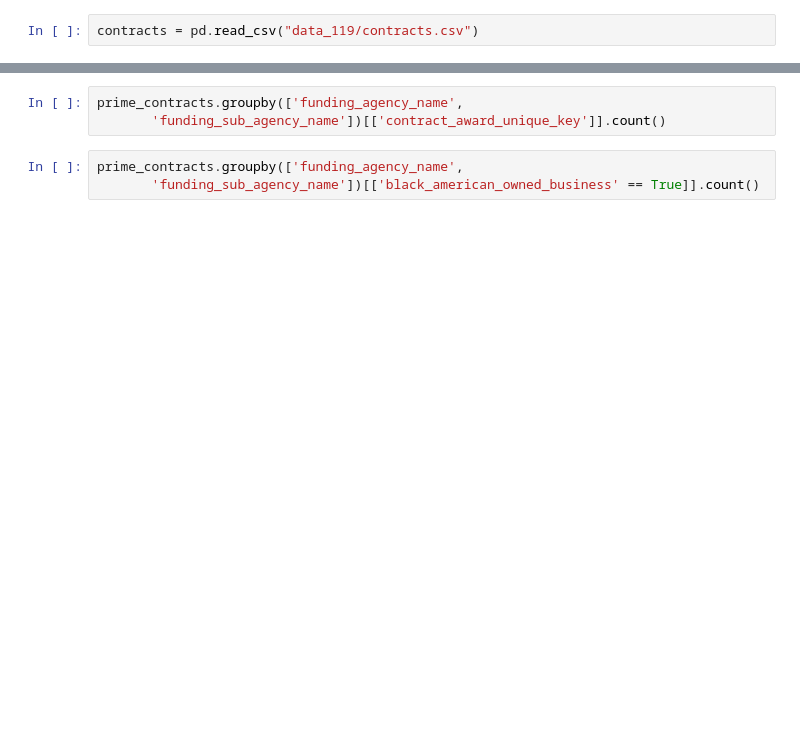
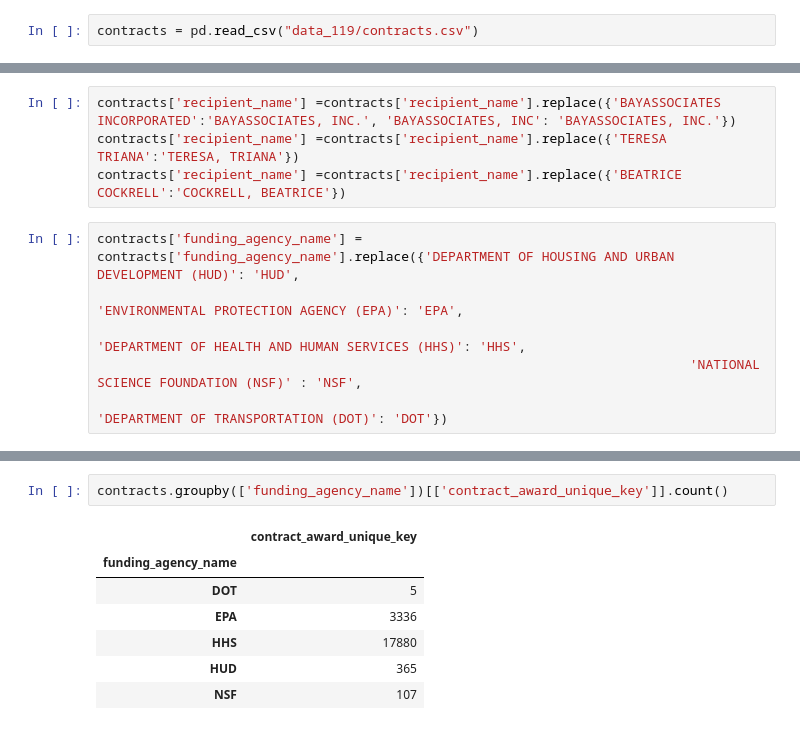
Before and after one commit to pdebree/CS506-Project, a Jupyter notebook: exploration.ipynb, the cells around one changed output, grey strips where cells are left out. Saved outputs shown, nothing was run; the diff lists cells and outputs as text; blank space fills up the shorter version.

```diff
--- a/exploration.ipynb
+++ b/exploration.ipynb
@@ -16 +37,11 @@ contracts.head()
+# %%
+contracts['recipient_name'] =contracts['recipient_name'].replace({'BAYASSOCIATES INCORPORATED':'BAYASSOCIATES, INC.', 'BAYASSOCIATES, INC': 'BAYASSOCIATES, INC.'})
+contracts['recipient_name'] =contracts['recipient_name'].replace({'TERESA TRIANA':'TERESA, TRIANA'})
+contracts['recipient_name'] =contracts['recipient_name'].replace({'BEATRICE COCKRELL':'COCKRELL, BEATRICE'})
+# %%
+contracts['funding_agency_name'] = contracts['funding_agency_name'].replace({'DEPARTMENT OF HOUSING AND URBAN DEVELOPMENT (HUD)': 'HUD',
+                                                                            'ENVIRONMENTAL PROTECTION AGENCY (EPA)': 'EPA',
+                                                                            'DEPARTMENT OF HEALTH AND HUMAN SERVICES (HHS)': 'HHS',
+                                                                            'NATIONAL SCIENCE FOUNDATION (NSF)' : 'NSF',
+                                                                            'DEPARTMENT OF TRANSPORTATION (DOT)': 'DOT'})
 # %%
@@ -22,6 +139,10 @@ NameError: name 'prime_contracts' is not defined
 # %%
-prime_contracts.groupby(['funding_agency_name',
-       'funding_sub_agency_name'])[['contract_award_unique_key']].count()
+contracts.groupby(['funding_agency_name'])[['contract_award_unique_key']].count()
+# %% [output]
+|  | contract_award_unique_key |
+| funding_agency_name |  |
+| DOT | 5 |
+| EPA | 3336 |
+| HHS | 17880 |
+| HUD | 365 |
+| NSF | 107 |
-# %%
-prime_contracts.groupby(['funding_agency_name',
-       'funding_sub_agency_name'])[['black_american_owned_business' == True]].count()
```
Also changed, not shown: parts of 21 cells of this notebook, 2 other files.
